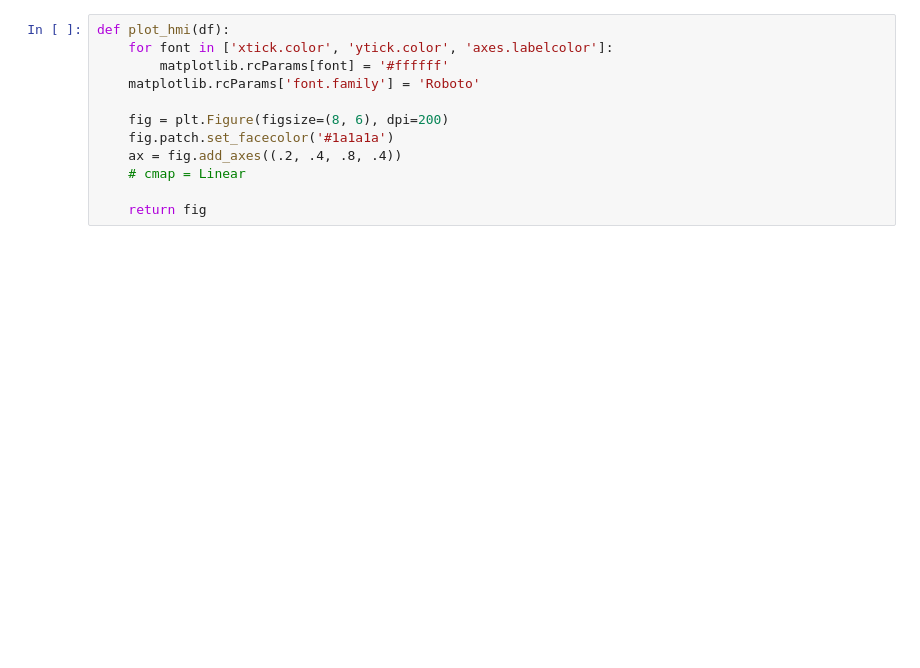
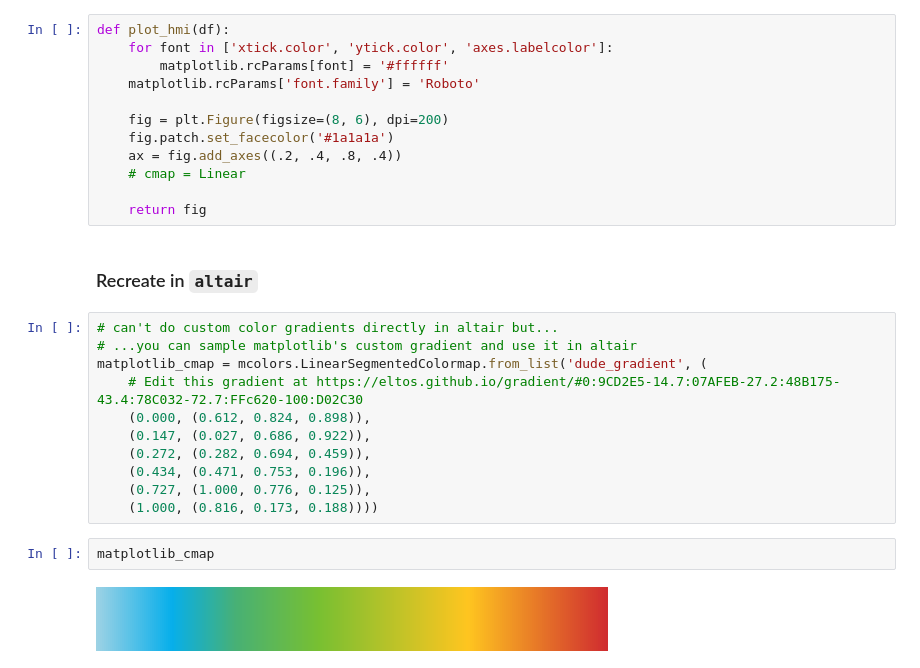
Before and after one commit to hfuhruhurr/matt-harrison, a Jupyter notebook: hmi_chart.ipynb, the cells around one changed output. Saved outputs shown, nothing was run; the diff lists cells and outputs as text; blank space fills up the shorter version.

Commit message:
started to replicate hmi in altair

```diff
--- a/hmi_chart.ipynb
+++ b/hmi_chart.ipynb
@@ -68,3 +89,20 @@ def plot_hmi(df):
     # cmap = Linear
 
     return fig
+# %% [markdown]
+### Recreate in `altair`
+# %%
+# can't do custom color gradients directly in altair but...
+# ...you can sample matplotlib's custom gradient and use it in altair
+matplotlib_cmap = mcolors.LinearSegmentedColormap.from_list('dude_gradient', (
+    # Edit this gradient at https://eltos.github.io/gradient/#0:9CD2E5-14.7:07AFEB-27.2:48B175-43.4:78C032-72.7:FFc620-100:D02C30
+    (0.000, (0.612, 0.824, 0.898)),
+    (0.147, (0.027, 0.686, 0.922)),
+    (0.272, (0.282, 0.694, 0.459)),
+    (0.434, (0.471, 0.753, 0.196)),
+    (0.727, (1.000, 0.776, 0.125)),
+    (1.000, (0.816, 0.173, 0.188))))
+# %%
+matplotlib_cmap
+# %% [output]
+[figure, added]
```
Also changed, not shown: parts of 6 cells of this notebook.
